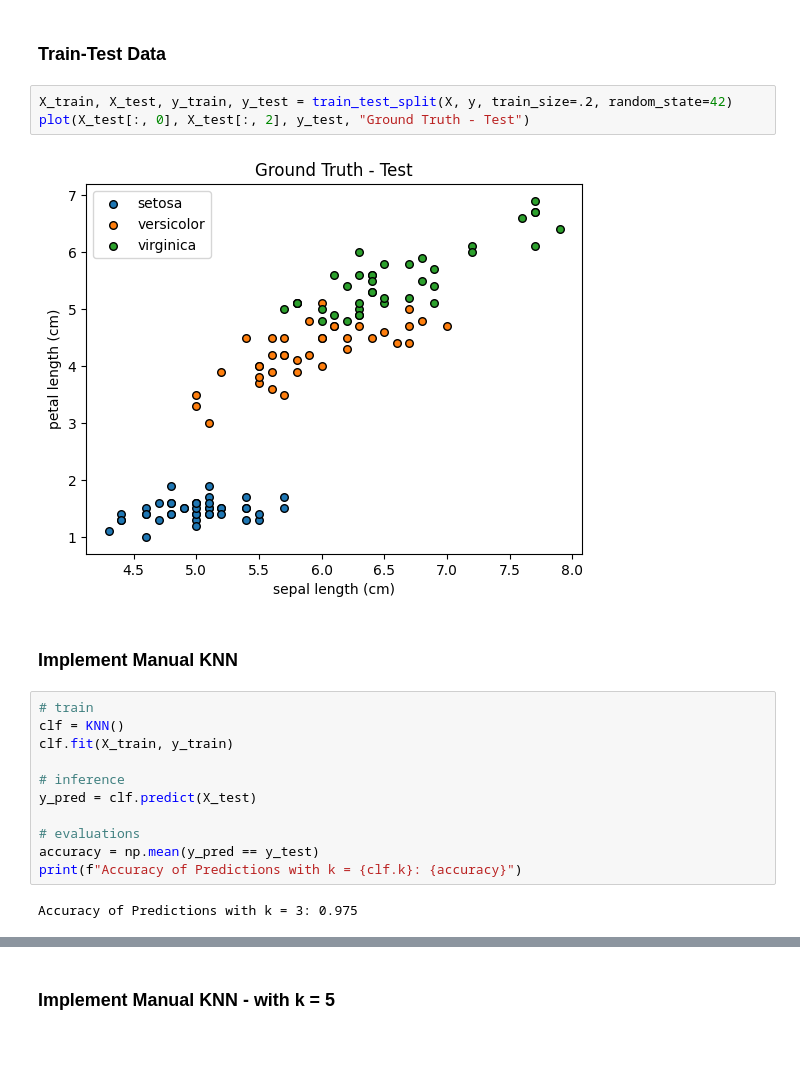
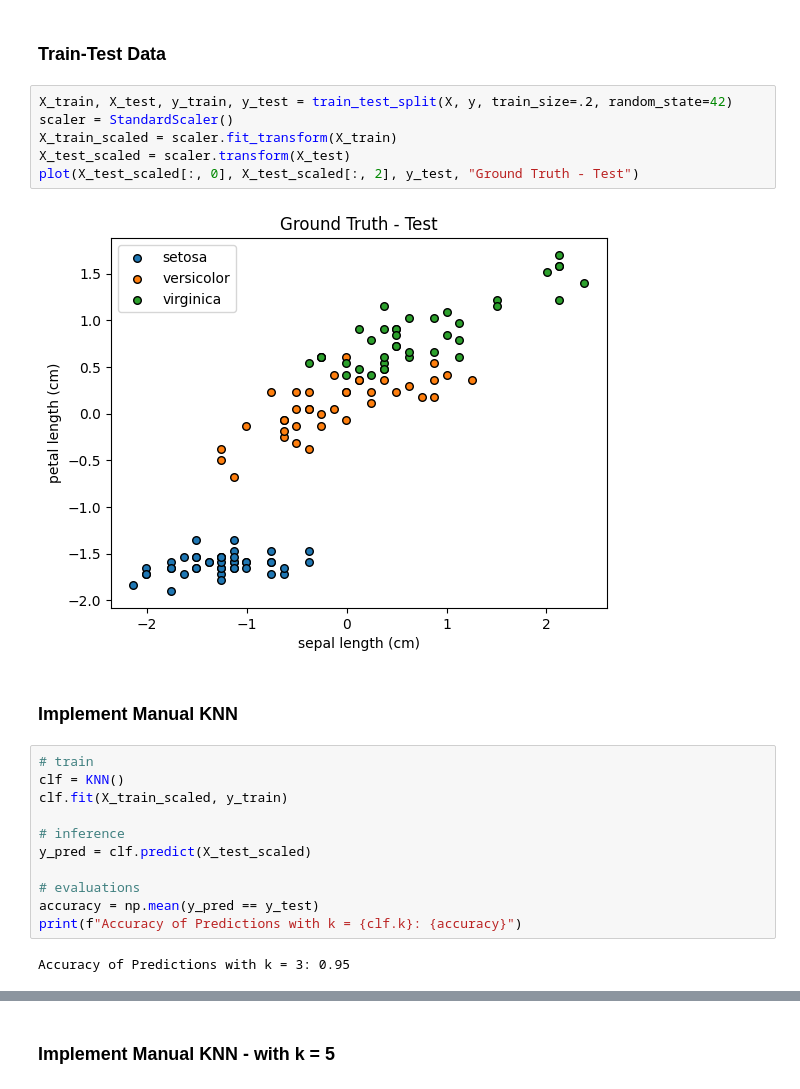
Before and after one commit to foroughshirinabkenar/traditional_ml_tutorial, a Jupyter notebook: knn_scratch.ipynb, the cells around one changed output, grey strips where cells are left out. Drawn from its saved outputs; the diff is of its cells as text; blank space fills up the shorter version.

```diff
--- a/knn_scratch.ipynb
+++ b/knn_scratch.ipynb
@@ -93,22 +94,25 @@ plot(X[:,0], X[:,2], y, "Ground Truth")
 ### Train-Test Data
 # %%
 X_train, X_test, y_train, y_test = train_test_split(X, y, train_size=.2, random_state=42)
-plot(X_test[:, 0], X_test[:, 2], y_test, "Ground Truth - Test")
+scaler = StandardScaler()
+X_train_scaled = scaler.fit_transform(X_train)
+X_test_scaled = scaler.transform(X_test)
+plot(X_test_scaled[:, 0], X_test_scaled[:, 2], y_test, "Ground Truth - Test")
 # %% [output]
-[figure, old version]
+[figure, new version]
 # %% [markdown]
 ### Implement Manual KNN
 # %%
 # train
 clf = KNN()
-clf.fit(X_train, y_train)
+clf.fit(X_train_scaled, y_train)
 
 # inference
-y_pred = clf.predict(X_test)
+y_pred = clf.predict(X_test_scaled)
 
 # evaluations
 accuracy = np.mean(y_pred == y_test)
 print(f"Accuracy of Predictions with k = {clf.k}: {accuracy}")
 # %% [output]
-Accuracy of Predictions with k = 3: 0.975
+Accuracy of Predictions with k = 3: 0.95
 # %%
```
Also changed, not shown: parts of 10 cells of this notebook, 2 other files.
